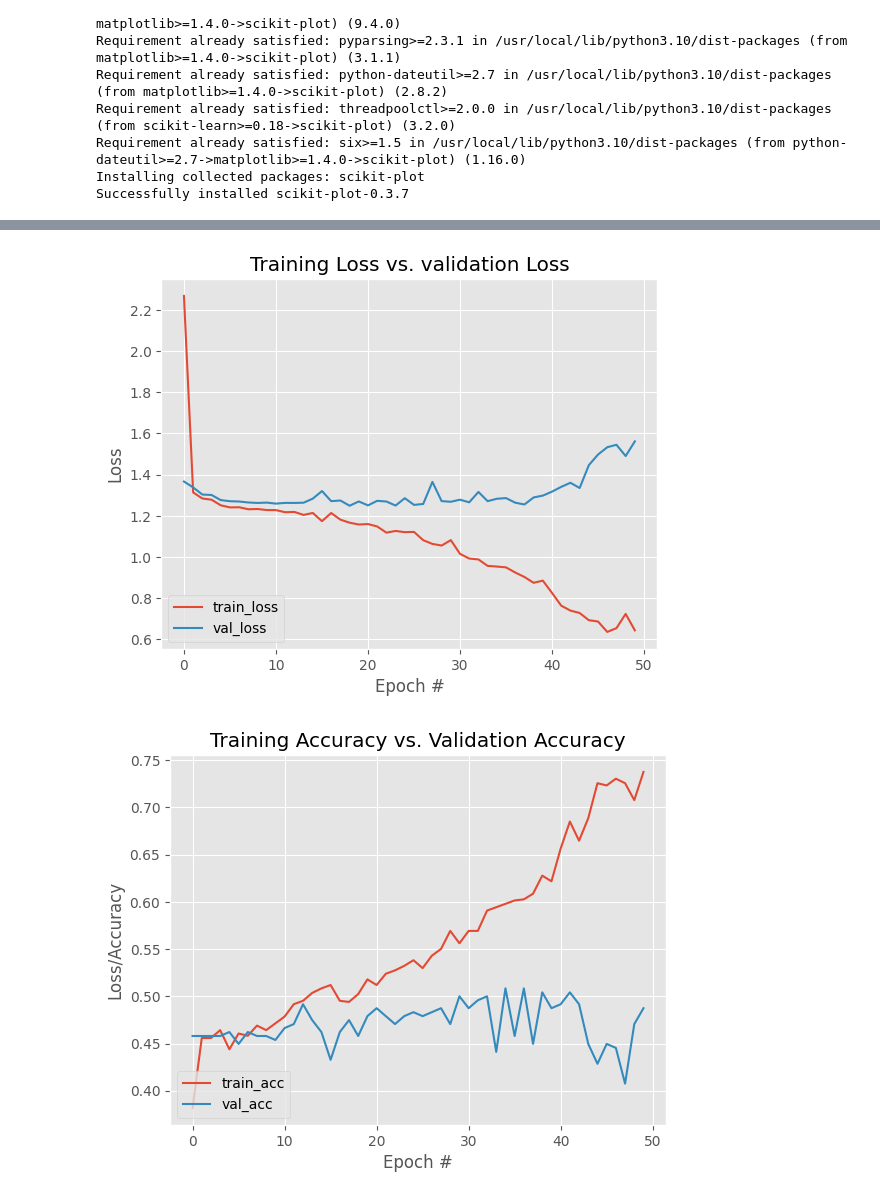
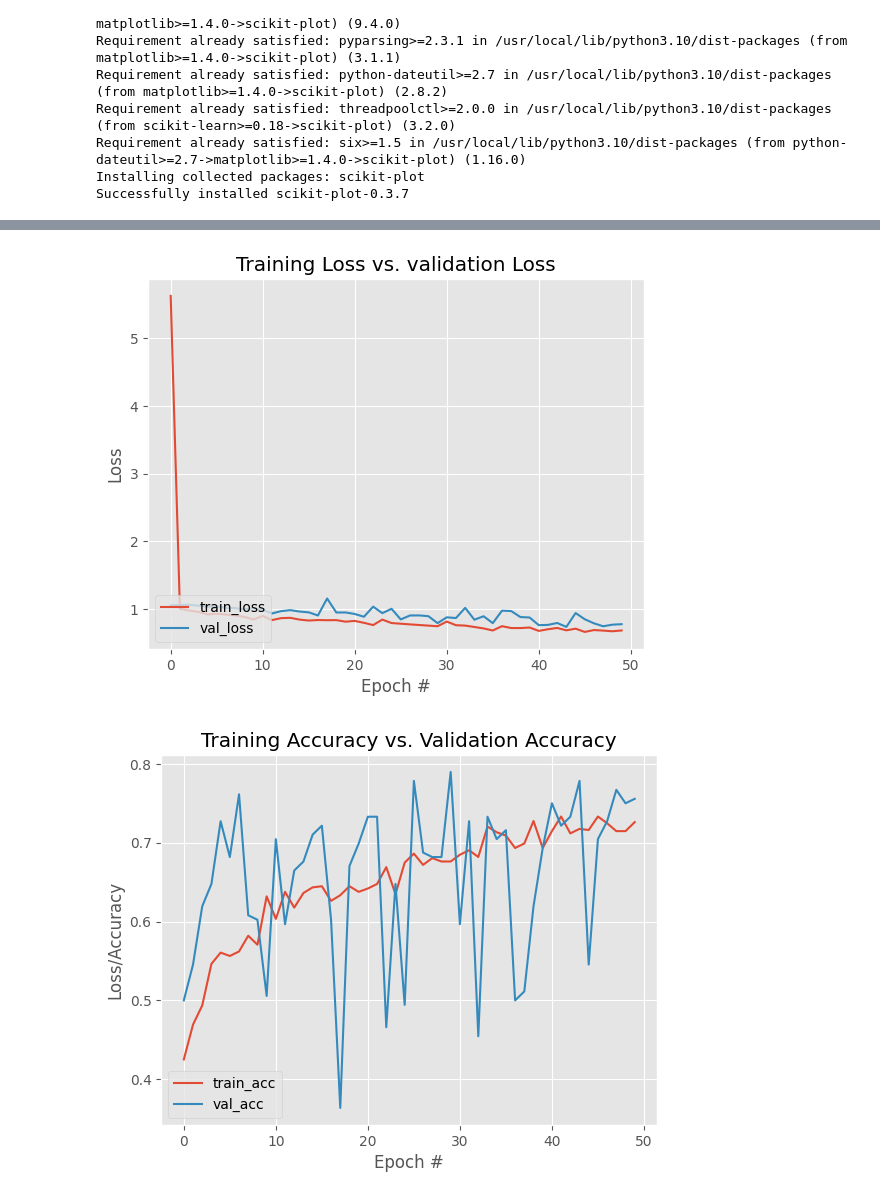
Before and after one commit to HazenDeveloper/Attn-CNN-Model, a Jupyter notebook: CNN_FE_SVM_RF-LungsCancer-00.ipynb, the cells around one changed output, grey strips where cells are left out. Cells and saved outputs as stored; diff of their text form; code cells hidden in the pictures.

```diff
--- a/CNN_FE_SVM_RF-LungsCancer-00.ipynb
+++ b/CNN_FE_SVM_RF-LungsCancer-00.ipynb
@@ -353,10 +357,10 @@ print("[INFO] training head..")
 # print(train_generator.shape, test_generator.shape)
 
 # x_train = train_generator
-y_train = train_generator.classes
-print (len(y_train))
+# y_train = train_generator.classes
+# print (len(y_train))
 
-h = cnn_model.fit(train_generator,epochs=EPOCHS, validation_data=valid_generator, callbacks=my_callbacks)#validation_split=0.2, callbacks=my_callbacks)
+h = cnn_model.fit(x_train, y_train, epochs=EPOCHS, validation_split=0.2, callbacks=my_callbacks)
 
 # h = cnn_model.fit(
 #         train_generator,
@@ -449,19 +452,19 @@ from sklearn import metrics
 import tensorflow
 
 cnn_model = tensorflow.keras.models.load_model('best_model.h5')
-x_test = test_generator
-x_train = train_generator
-y_test = test_generator.classes
+# x_test = test_generator
+# x_train = train_generator
+# y_test = test_generator.classes
 
 print("[INFO] evaluating network...")
-predIdxs = cnn_model.predict(x_test, batch_size=BS)
+predIdxs = cnn_model.predict(x_test)#, batch_size=BS)
 predIdxs = np.argmax(predIdxs, axis=1)
 
-trainpredIdxs = cnn_model.predict(x_train, batch_size=BS)
+trainpredIdxs = cnn_model.predict(x_train)#, batch_size=BS)
 trainpredIdxs = np.argmax(trainpredIdxs, axis=1)
 
-trainCNNScore=accuracy_score(trainpredIdxs,y_train)*100#.argmax(axis=1))*100
-CNNScore=accuracy_score(predIdxs,y_test)*100#.argmax(axis=1))*100
+trainCNNScore=accuracy_score(trainpredIdxs,y_train.argmax(axis=1))*100
+CNNScore=accuracy_score(predIdxs,y_test.argmax(axis=1))*100
 
 print("\nTrainig Accuracy Score:-",trainCNNScore)
 print("\nTesting Accuracy Score:-",CNNScore)
@@ -498,5 +501,5 @@ Testing Accuracy Score:- 34.67741935483871
 
 Traning Graph:-
-[figure, old version]
+[figure, new version]
-[figure, old version]
+[figure, new version]
 # %%
```
Also changed, not shown: parts of 11 cells of this notebook.
